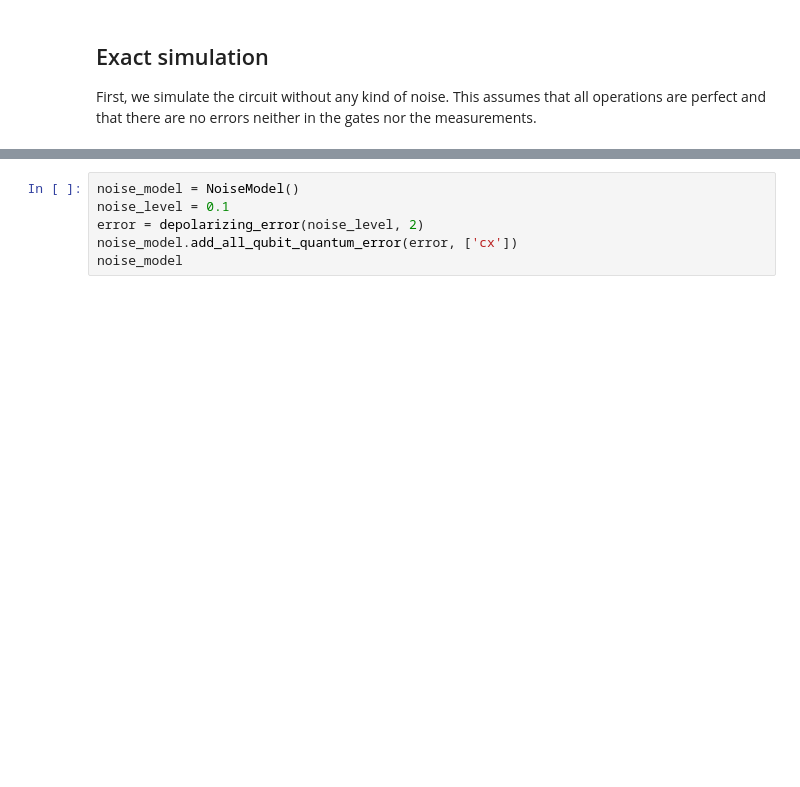
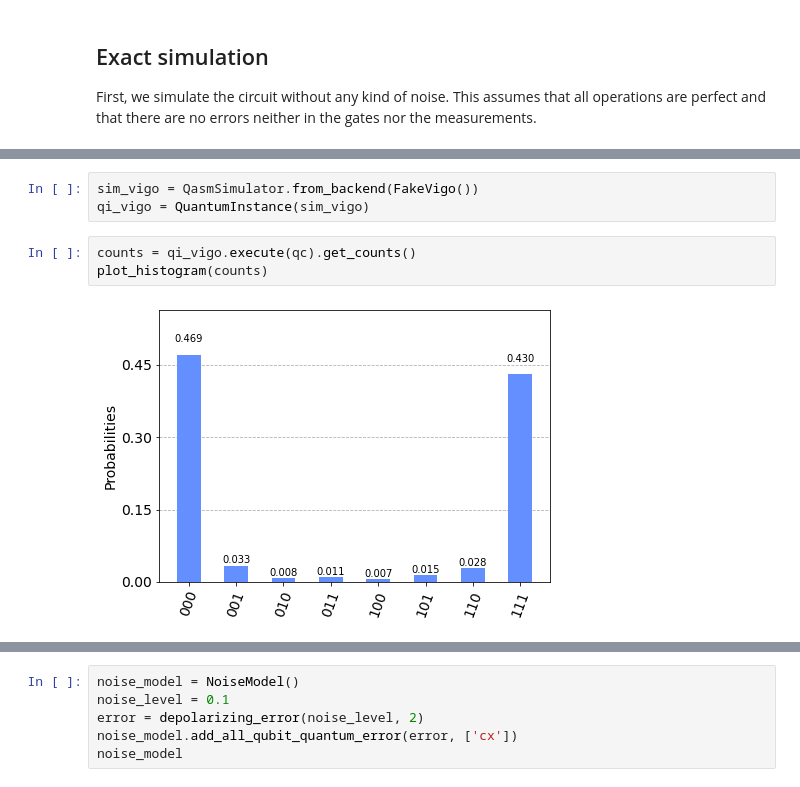
Before and after one commit to BorjaRequena/Quantum-Fisherman, a Jupyter notebook: nbs/04_examples.di_certification.ipynb, the cells around one changed output, grey strips where cells are left out. Drawn from its saved outputs; the diff is of its cells as text; blank space fills up the shorter version.

```diff
--- a/nbs/04_examples.di_certification.ipynb
+++ b/nbs/04_examples.di_certification.ipynb
@@ -52,0 +65,8 @@ With this exact simulation, only two states are sampled, the $|000\rangle$ and t
+# %%
+sim_vigo = QasmSimulator.from_backend(FakeVigo())
+qi_vigo = QuantumInstance(sim_vigo)
+# %%
+counts = qi_vigo.execute(qc).get_counts()
+plot_histogram(counts)
+# %% [output]
+[figure, added]
```
Also changed, not shown: parts of 47 cells of this notebook, 22 other files.
